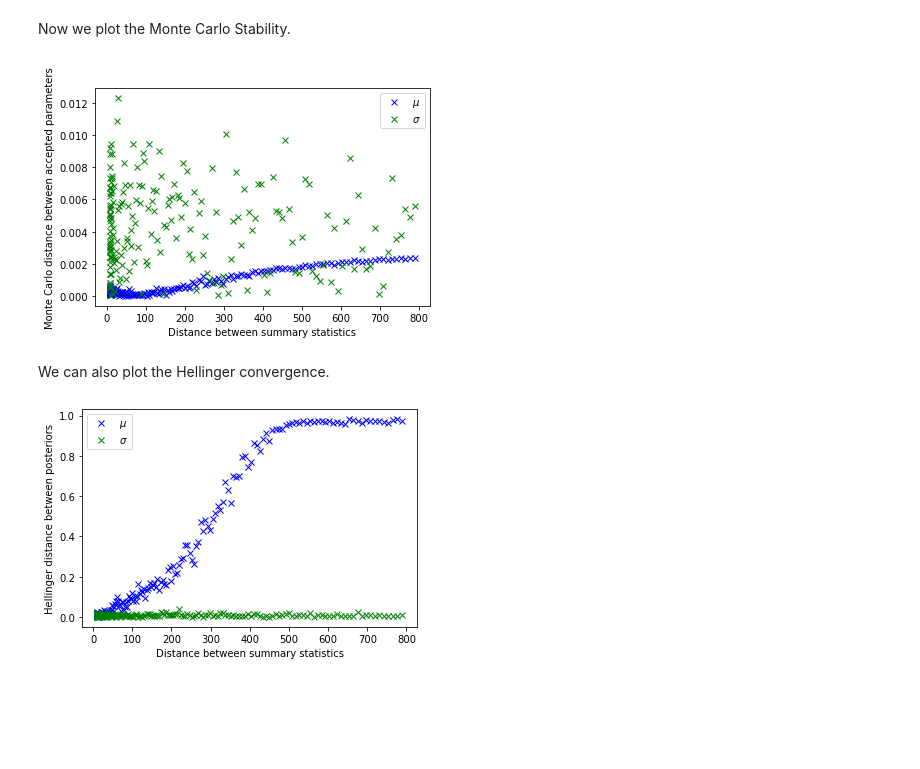
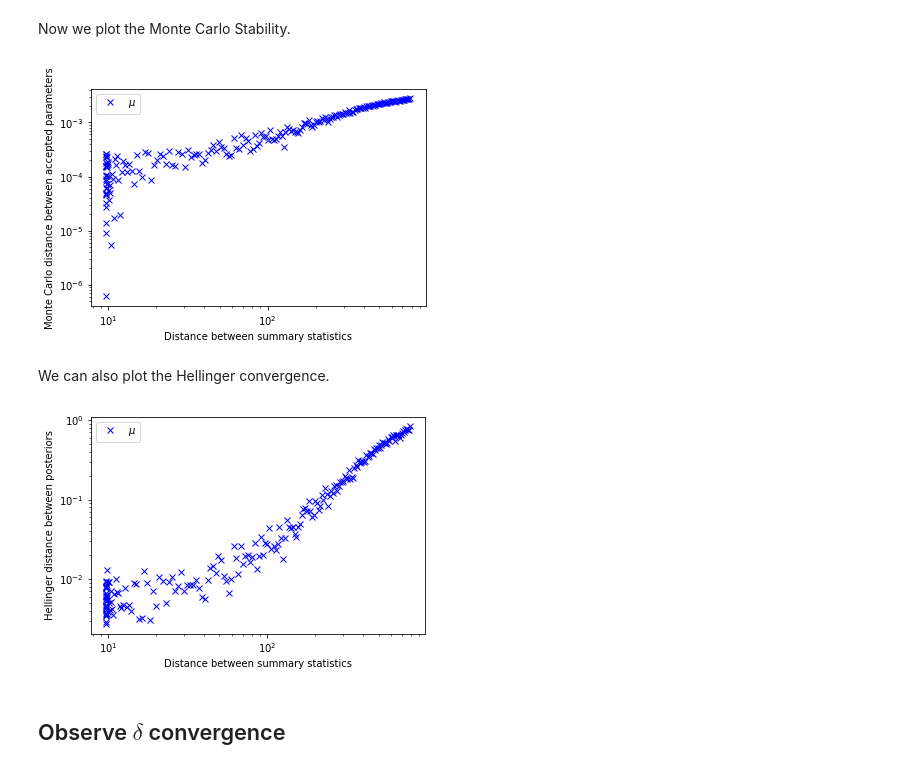
Before and after one commit to jiaao-wang98/Reconciling-Robustness-and-Interpretability-in-Machine-Learning, a Jupyter notebook: Stability.ipynb, the cells around one changed output. Drawn from its saved outputs; the diff is of its cells as text; code cells hidden in the pictures; blank space fills up the shorter version.

Commit message:
Update distance.

```diff
--- a/Stability.ipynb
+++ b/Stability.ipynb
@@ -176,7 +200,7 @@ statistics_calculator = Identity(degree=1, cross=False)
 distance_calculator = Euclidean(statistics_calculator)
 backend = Backend()
 sampler = RejectionABC([height], [distance_calculator], backend, seed=1)
-n_sample, n_samples_per_param = 75, 1
+n_sample, n_samples_per_param = 200, 1
 epsilon = 200
 
 # Generate x_1
@@ -204,36 +228,49 @@ def plot_MonteCarlo_Stability(observed_data, journals):
     monte_mu = []
     monte_sigma = []
 
     # Recover x_1
     height_obs0 = observed_data[0]
     params0 = journals[0].get_parameters()
 
     # Compute distance between sumamry statistics
     for data in observed_data[1:]:
         distance_summary.append(distance_calculator.distance(data, height_obs0))
 
     for journal in journals[1:]:
         # Observe posterior
         #journal.plot_posterior_distr(true_parameter_values=[170,15])
 
         # Compute Monte Carlo distance
         params = journal.get_parameters()
         monte_mu.append(monte_carlo(params0['mu'], params['mu'], h, 170))
         monte_sigma.append(monte_carlo(params0['sigma'], params['sigma'], h, 10))
 
     fig1 = plt.figure()
-    plt.plot((distance_summary), (np.array(monte_mu)), 'bx', label=r'$\mu$')
-    plt.plot((distance_summary), (np.array(monte_sigma)), 'gx', label=r'$\sigma$')
+    plt.p((distance_summary), (np.array(monte_mu)), 'bx', label=r'$\mu$')
+    #plt.plot((distance_summary), (np.array(monte_sigma)), 'gx', label=r'$\sigma$')
 
     plt.xlabel('Distance between summary statistics')
     plt.ylabel('Monte Carlo distance between accepted parameters')
     #plt.title('Histogram of IQ')
     plt.legend()
     plt.savefig('MonteCarloStability')
 
+    fig1 = plt.figure()
+    plt.loglog((distance_summary), (np.array(monte_mu)), 'bx', label=r'$\mu$')
+    #plt.plot((distance_summary), (np.array(monte_sigma)), 'gx', label=r'$\sigma$')
+
+    plt.xlabel('Distance between summary statistics')
+    plt.ylabel('Monte Carlo distance between accepted parameters')
+    #plt.title('Histogram of IQ')
+    plt.legend()
+    plt.savefig('MonteCarloStability')
+
+    #plt.xlim([0, 100])
+
+
 plot_MonteCarlo_Stability(observed_data, journals)
 # %% [output]
-[figure, old version]
+[figure, new version]
 # %% [markdown]
 We can also plot the Hellinger convergence.
 # %%
@@ -260,15 +297,17 @@ def plot_Hellinger_Stability(observed_data, journals):
         hell_sigma.append(hell_Gaussian(params0['sigma'], params['sigma'], 0.3, n=1000, plot = False))
 
     fig1 = plt.figure()
-    plt.plot((distance_summary), (np.array(hell_mu)), 'bx', label=r'$\mu$')
-    plt.plot((distance_summary), (np.array(hell_sigma)), 'gx', label=r'$\sigma$')
+    plt.loglog((distance_summary), (np.array(hell_mu)), 'bx', label=r'$\mu$')
+    #plt.plot((distance_summary), (np.array(hell_sigma)), 'gx', label=r'$\sigma$')
 
     plt.xlabel('Distance between summary statistics')
     plt.ylabel('Hellinger distance between posteriors')
     #plt.title('Histogram of IQ')
     plt.legend()
-    plt.savefig('HellConv')
+    plt.savefig('HellStability')
 
 plot_Hellinger_Stability(observed_data, journals)
 # %% [output]
-[figure, old version]
+[figure, new version]
+# %% [markdown]
+## Observe $\delta$ convergence
```
Also changed, not shown: parts of 11 cells of this notebook, 11 other files.
